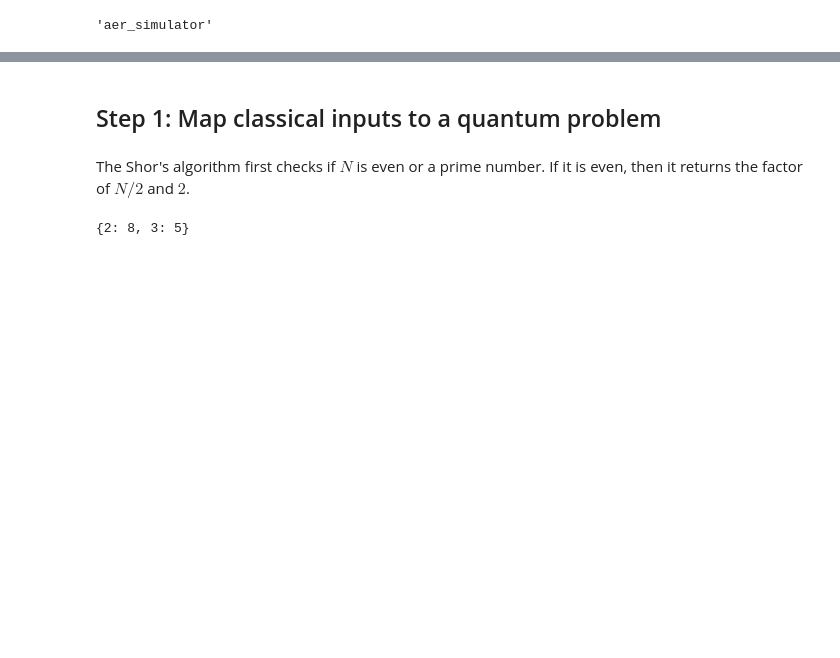
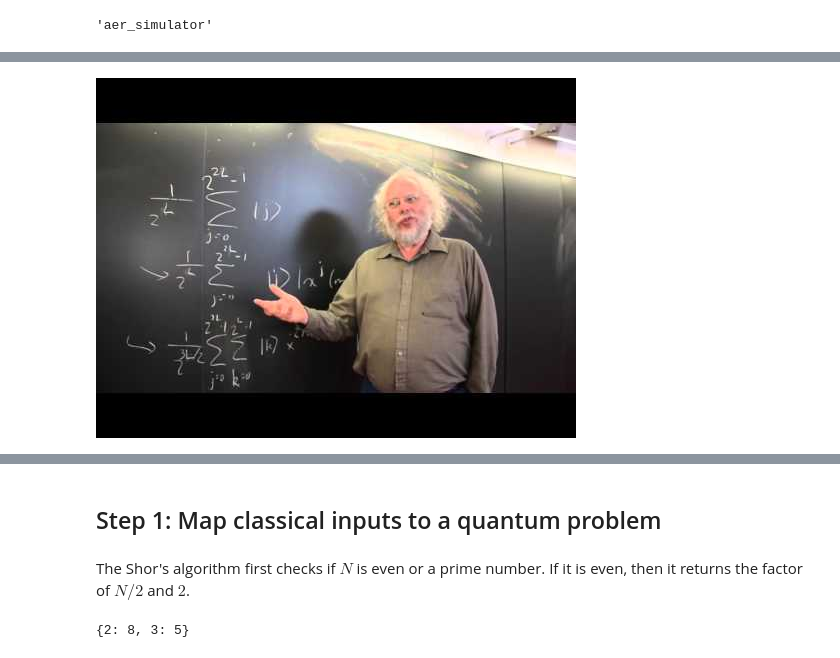
Before and after one commit to Nihar-Shah2001/Quantum_Computing_Notes, a Jupyter notebook: Notes/codes/Shor's algorithm.ipynb, the cells around one changed output, grey strips where cells are left out. Drawn from its saved outputs; the diff is of its cells as text; code cells hidden in the pictures; blank space fills up the shorter version.

```diff
--- a/Notes/codes/Shor's algorithm.ipynb
+++ b/Notes/codes/Shor's algorithm.ipynb
@@ -50,0 +80,5 @@ a=np.random.randint(1,N)
+# %%
+from IPython.display import YouTubeVideo
+YouTubeVideo('hOlOY7NyMfs')
+# %% [output]
+[figure, added]
```
Also changed, not shown: parts of 21 cells of this notebook, 2 other files.
